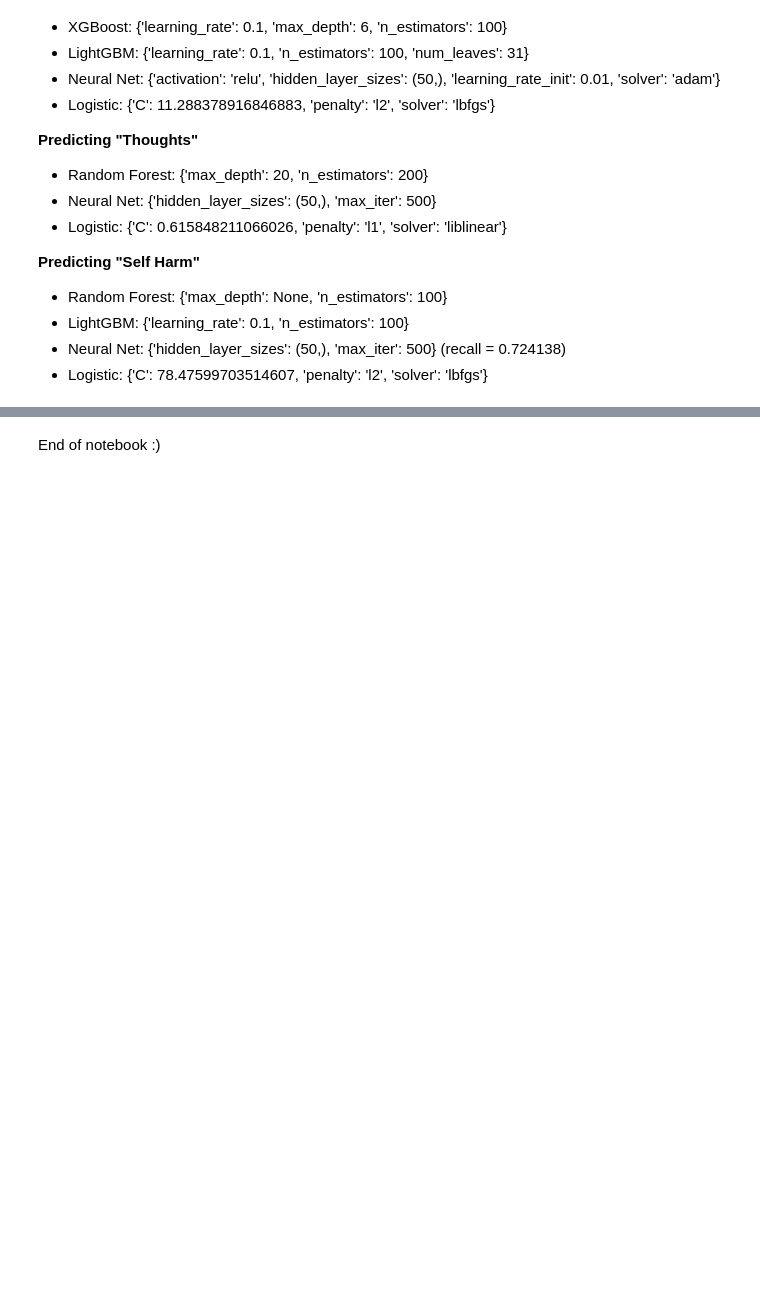
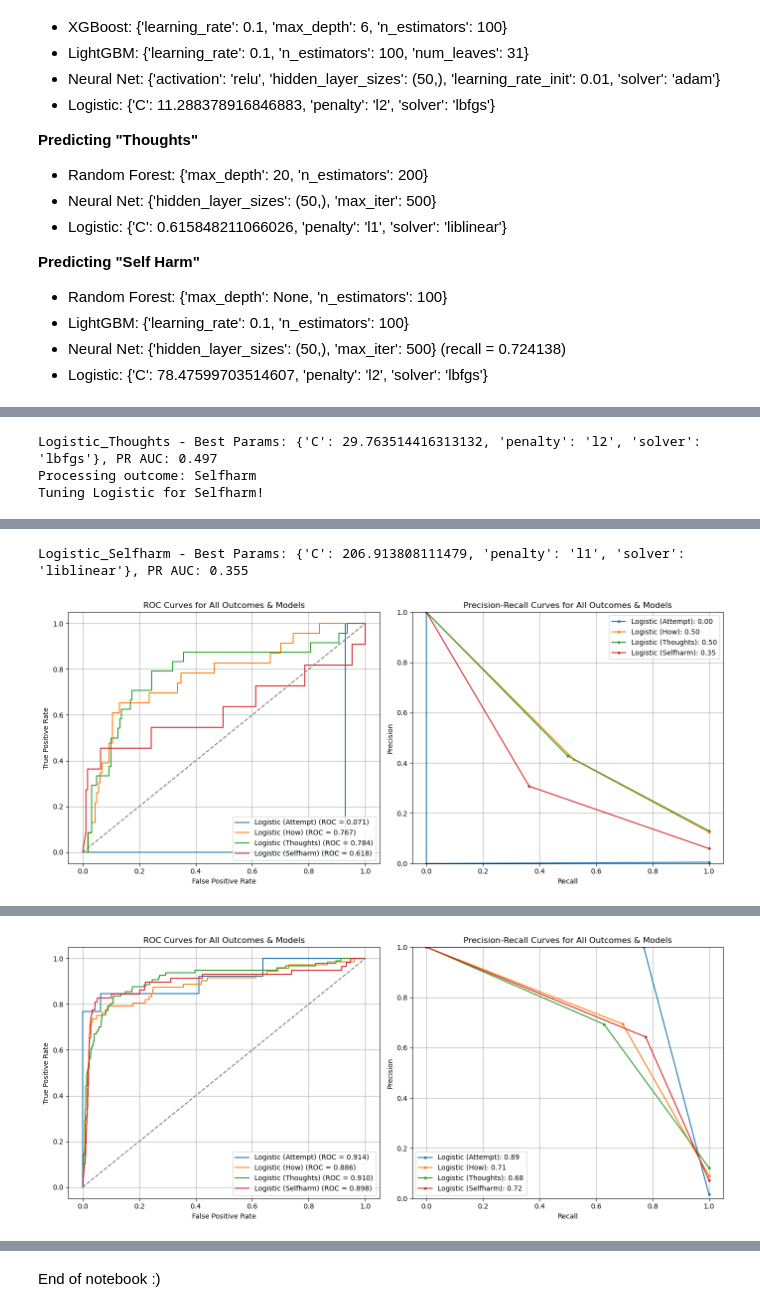
Before and after one commit to ElizabethHZhong/suicide-risk-modeling, a Jupyter notebook: compounding.ipynb, the cells around one changed output, grey strips where cells are left out. Cells and saved outputs as stored; diff of their text form; code cells hidden in the pictures; blank space fills up the shorter version.

Commit message:
Changes to ablation tests

```diff
--- a/compounding.ipynb
+++ b/compounding.ipynb
@@ -470,10 +472,16 @@ We are looking into the top models for each suicidality question.
 all_mods = ["XGBoost", "RandomForest", "LDA", "LightGBM", "CatBoost", "NeuralNet", "SupportVector", "Logistic"]
 # %%
 # top models:
-attempt_mods = ["RandomForest"]
-how_mods = ["RandomForest"]
-thoughts_mods = ["RandomForest"]
-selfharm_mods = ["RandomForest"]
+attempt_mods = ["Logistic"]
+how_mods = ["Logistic"]
+thoughts_mods = ["Logistic"]
+selfharm_mods = ["Logistic"]
+
+# attempt_mods = ["LightGBM"]
+# how_mods = ["LightGBM"]
+# thoughts_mods = ["LightGBM"]
+# selfharm_mods = ["NeuralNet"]
+
 # attempt_mods = ["RandomForest", "LightGBM", "NeuralNet", "SupportVector", "Logistic"]
 # how_mods = ["RandomForest", "XGBoost", "LightGBM", "NeuralNet", "Logistic"]
 # thoughts_mods = ["RandomForest", "NeuralNet", "LightGBM", "Logistic"]
@@ -727,7 +736,7 @@ qs = [
 ]
 encoded = "encoded"
 interactions = False
-model_params = models_ft
+model_params = models
 prev = True
 
 # Training and Validation
@@ -945,52 +959,59 @@ def train_models_ablation(df, outcomes, pred_year, qs, encoded, model_params, pr
 
     return pd.DataFrame(outcome_results), final_probs, trained_models
 # %%
-# ------------------------------
-# TRAINING AND TESTING PHASE
-# ------------------------------
-
-df = df_curr
+df = df_one_year
 train_data, test_data = train_test_split(df, test_size=0.2, random_state=24)
-outcomes = ["Attempt", "How", "Thoughts", "Selfharm"]
+outcome = ["Attempt", "How", "Thoughts", "Selfharm"]
 pred_year = 1
-qs = ["psychotic", "phq4", "suicide", "substance", "help", "identity"]
+qs = [
+    # "psychotic",
+    "phq4",
+    "suicide",
+    "substance",
+    "help",
+    "identity"
+]
 encoded = "encoded"
 interactions = False
 model_params = models
-prev = False
+prev = True
 
 # Training and Validation
-attempt_results, attempt_final_probs, trained_models = train_models_ablation(train_data, outcomes, pred_year, qs, encoded, model_params, prev, interactions=interactions)
+attempt_results, attempt_final_probs, trained_models = train_models(train_data, outcome, pred_year, qs, encoded, model_params, prev, interactions=interactions)
 display(attempt_results)
 
-# ------------------------------
-# TESTING THE MODEL
-# ------------------------------
+# --------
+# TESTING
+# --------
 final_stats = []
 fig, axes = plt.subplots(1, 2, figsize=(14, 6))
 ax_roc, ax_pr = axes
 
-for mod_name, trained_mod in trained_models.items():
-    feature_cols, target_col = get_cols(pred_year, outcomes, qs, encoded, prev)
+for mod_key, trained_mod in trained_models.items():
+    mod_name, outcome = mod_key.rsplit("_", 1)
+
+    feature_cols, target_col = get_cols(pred_year, outcome, qs, encoded, prev)
     X, y = df_2022_2023[feature_cols], df_2022_2023[target_col]
-    y_pred = trained_mod.predict(X)
 
     # Classification
+    y_pred = trained_mod.predict(X)
     accuracy = accuracy_score(y, y_pred)
     report = classification_report(y, y_pred, target_names=["no", "yes"], output_dict=True)
 
     # PR Curve
     precision, recall, _ = precision_recall_curve(y, y_pred)
     pr_score = auc(recall, precision)
-    ax_pr.plot(recall, precision, marker='.', label=f'{mod_name}: {pr_score:.2f}')
+    ax_pr.plot(recall, precision, marker='.', label=f'{mod_name} ({outcome}): {pr_score:.2f}')
 
-    # ROC Curve
+    # Probabilities for ROC Curve
     y_pred_proba = trained_mod.predict_proba(X)[:, 1]
     roc_score = roc_auc_score(y, y_pred_proba)
     fpr, tpr, _ = roc_curve(y, y_pred_proba)
-    ax_roc.plot(fpr, tpr, label=f"{mod_name} (ROC = {roc_score:.3f})")
+    ax_roc.plot(fpr, tpr, label=f"{mod_name} ({outcome}) (ROC = {roc_score:.3f})")
 
+    # Store results
     final_stats.append({
+        "Outcome": outcome,
         "Model": mod_name,
         "Accuracy": accuracy,
         "ROC AUC": roc_score,
@@ -1000,24 +1021,31 @@ for mod_name, trained_mod in trained_models.items():
         "PR AUC": pr_score,
     })
 
+# Display final test results
 display(pd.DataFrame(final_stats))
 
-# Finalizing ROC subplot
+# Finalizing the ROC subplot
 ax_roc.plot([0, 1], [0, 1], linestyle='--', color='gray')
 ax_roc.set_xlabel("False Positive Rate")
 ax_roc.set_ylabel("True Positive Rate")
-ax_roc.set_title("ROC Curves for Models")
+ax_roc.set_title("ROC Curves for All Outcomes & Models")
 ax_roc.legend(loc="lower right")
 ax_roc.grid(True)
 
-# Finalizing PR subplot
+# Finalizing the PR subplot
 ax_pr.plot([0, 0], [1, 1], linestyle='--', color='gray')
 ax_pr.set_xlabel('Recall')
 ax_pr.set_ylabel('Precision')
 ax_pr.set_ylim(0, 1)
-ax_pr.set_title("Precision-Recall Curves for Models")
+ax_pr.set_title("Precision-Recall Curves for All Outcomes & Models")
 ax_pr.legend()
 ax_pr.grid(True)
 
+# Show both subplots
 plt.tight_layout()
 plt.show()
+
+# Print best hyperparameters for each model
+for name, params in zip(attempt_results["Model"], attempt_results["Best Params"]):
+    print(f"{name}: {params}")
+# %% [output]
@@ -1023,0 +1109,3 @@ plt.show()
+Logistic_Thoughts - Best Params: {'C': 29.763514416313132, 'penalty': 'l2', 'solver': 'lbfgs'}, PR AUC: 0.497
+Processing outcome: Selfharm
+Tuning Logistic for Selfharm!
@@ -1023,0 +1129,2 @@ plt.show()
+Logistic_Selfharm - Best Params: {'C': 206.913808111479, 'penalty': 'l1', 'solver': 'liblinear'}, PR AUC: 0.355
+[figure, added]
@@ -1023,0 +1141 @@ plt.show()
+[figure, added]
```
Also changed, not shown: parts of 30 cells of this notebook.
